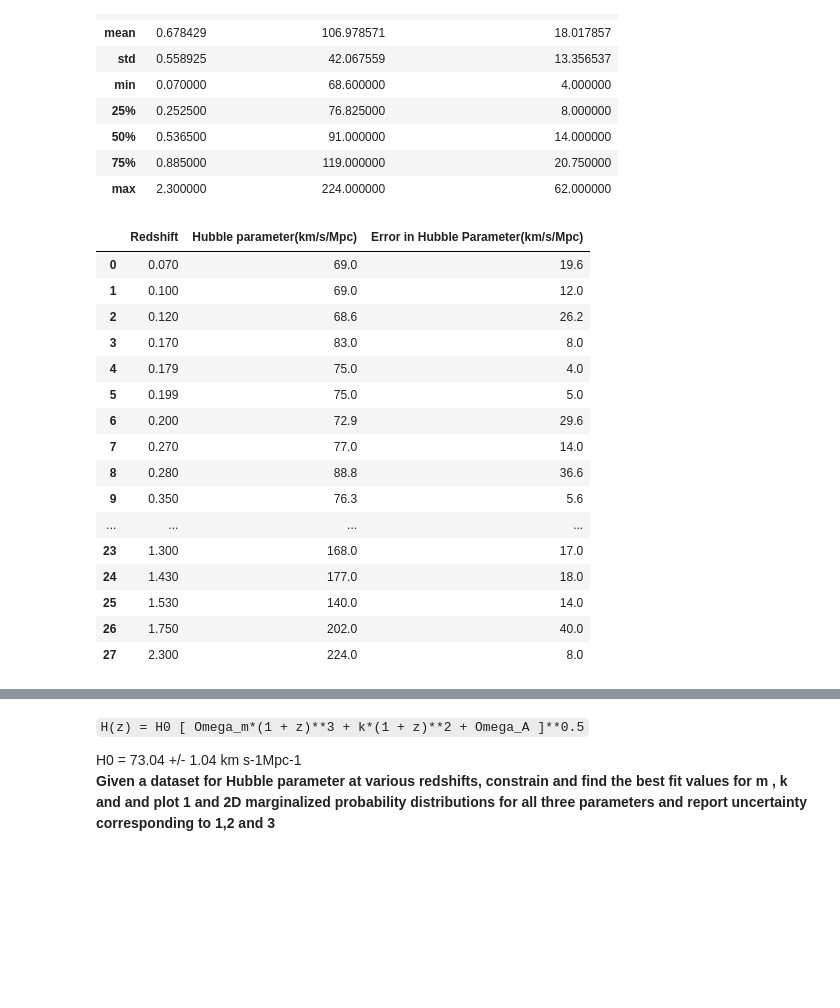
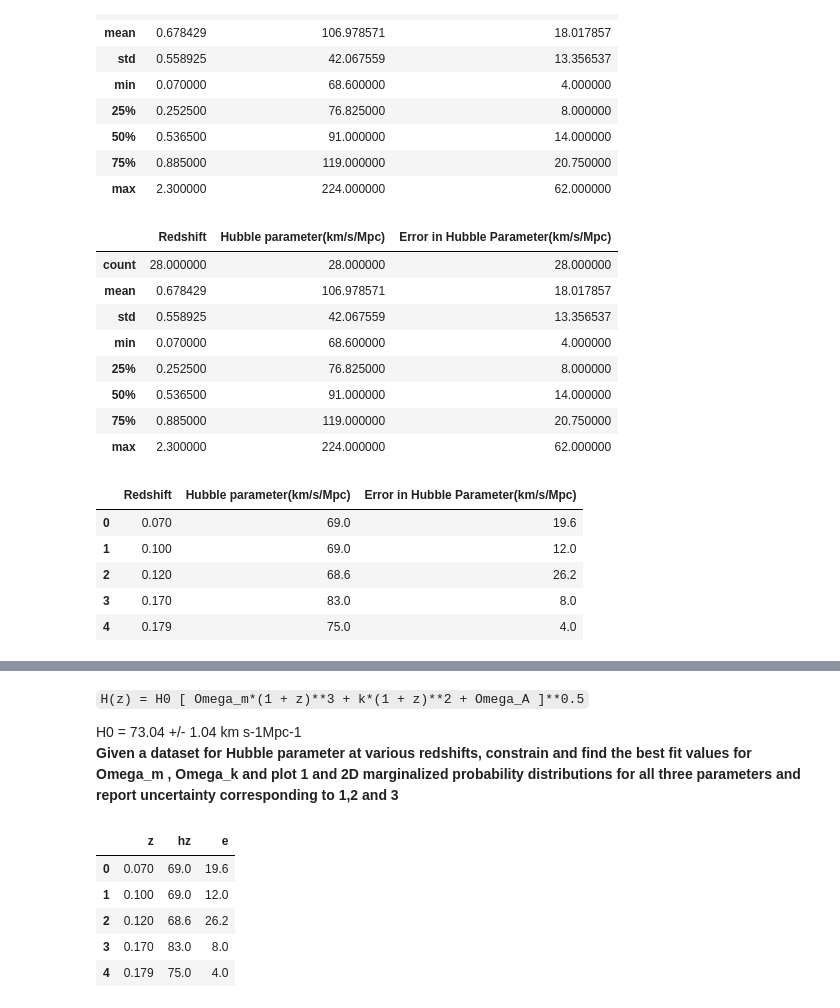
Before and after one commit to pranavsutar/Code-the-Cosmos-PHD, a Jupyter notebook: CodeTheCosmos.ipynb, the cells around one changed output, grey strips where cells are left out. Drawn from its saved outputs; the diff is of its cells as text; code cells hidden in the pictures; blank space fills up the shorter version.

````diff
--- a/CodeTheCosmos.ipynb
+++ b/CodeTheCosmos.ipynb
@@ -13,30 +10,45 @@ df.describe()
 | 50% | 0.536500 | 91.000000 | 14.000000 |
 | 75% | 0.885000 | 119.000000 | 20.750000 |
 | max | 2.300000 | 224.000000 | 62.000000 |
+# %%
+
+df = pd.read_csv('ctcdata.csv')
+df.describe()
+# %% [output]
+|  | Redshift | Hubble parameter(km/s/Mpc) | Error in Hubble Parameter(km/s/Mpc) |
+| count | 28.000000 | 28.000000 | 28.000000 |
+| mean | 0.678429 | 106.978571 | 18.017857 |
+| std | 0.558925 | 42.067559 | 13.356537 |
+| min | 0.070000 | 68.600000 | 4.000000 |
+| 25% | 0.252500 | 76.825000 | 8.000000 |
+| 50% | 0.536500 | 91.000000 | 14.000000 |
+| 75% | 0.885000 | 119.000000 | 20.750000 |
+| max | 2.300000 | 224.000000 | 62.000000 |
 # %%
-df
+df.head()
 # %% [output]
 |  | Redshift | Hubble parameter(km/s/Mpc) | Error in Hubble Parameter(km/s/Mpc) |
 | 0 | 0.070 | 69.0 | 19.6 |
 | 1 | 0.100 | 69.0 | 12.0 |
 | 2 | 0.120 | 68.6 | 26.2 |
 | 3 | 0.170 | 83.0 | 8.0 |
 | 4 | 0.179 | 75.0 | 4.0 |
-| 5 | 0.199 | 75.0 | 5.0 |
-| 6 | 0.200 | 72.9 | 29.6 |
-| 7 | 0.270 | 77.0 | 14.0 |
-| 8 | 0.280 | 88.8 | 36.6 |
-| 9 | 0.350 | 76.3 | 5.6 |
-| ... | ... | ... | ... |
-| 23 | 1.300 | 168.0 | 17.0 |
-| 24 | 1.430 | 177.0 | 18.0 |
-| 25 | 1.530 | 140.0 | 14.0 |
-| 26 | 1.750 | 202.0 | 40.0 |
-| 27 | 2.300 | 224.0 | 8.0 |
 # %% [markdown]
 ![image.png](attachment:image.png)
 # %% [markdown]
 ```H(z) = H0 [ Omega_m*(1 + z)**3 + k*(1 + z)**2 + Omega_A ]**0.5```
 
 H0 =  73.04 +/- 1.04 km s-1Mpc-1
-**Given a dataset for Hubble parameter at various redshifts, constrain and find the best fit values for m , k and   and plot 1 and 2D marginalized probability distributions for all three parameters and report uncertainty corresponding to 1,2 and 3**
+**Given a dataset for Hubble parameter at various redshifts, constrain and find the best fit values for Omega_m , Omega_k and plot 1 and 2D marginalized probability distributions for all three parameters and report uncertainty corresponding to 1,2 and 3**
+# %%
+h0 =  73.04; e0 = 1.04; h0u = h0 + e0; h0l = h0 - e0
+
+df.columns = ['z', 'hz', 'e']
+df.head()
+# %% [output]
+|  | z | hz | e |
+| 0 | 0.070 | 69.0 | 19.6 |
+| 1 | 0.100 | 69.0 | 12.0 |
+| 2 | 0.120 | 68.6 | 26.2 |
+| 3 | 0.170 | 83.0 | 8.0 |
+| 4 | 0.179 | 75.0 | 4.0 |
````
Also changed, not shown: parts of 3 cells of this notebook.
